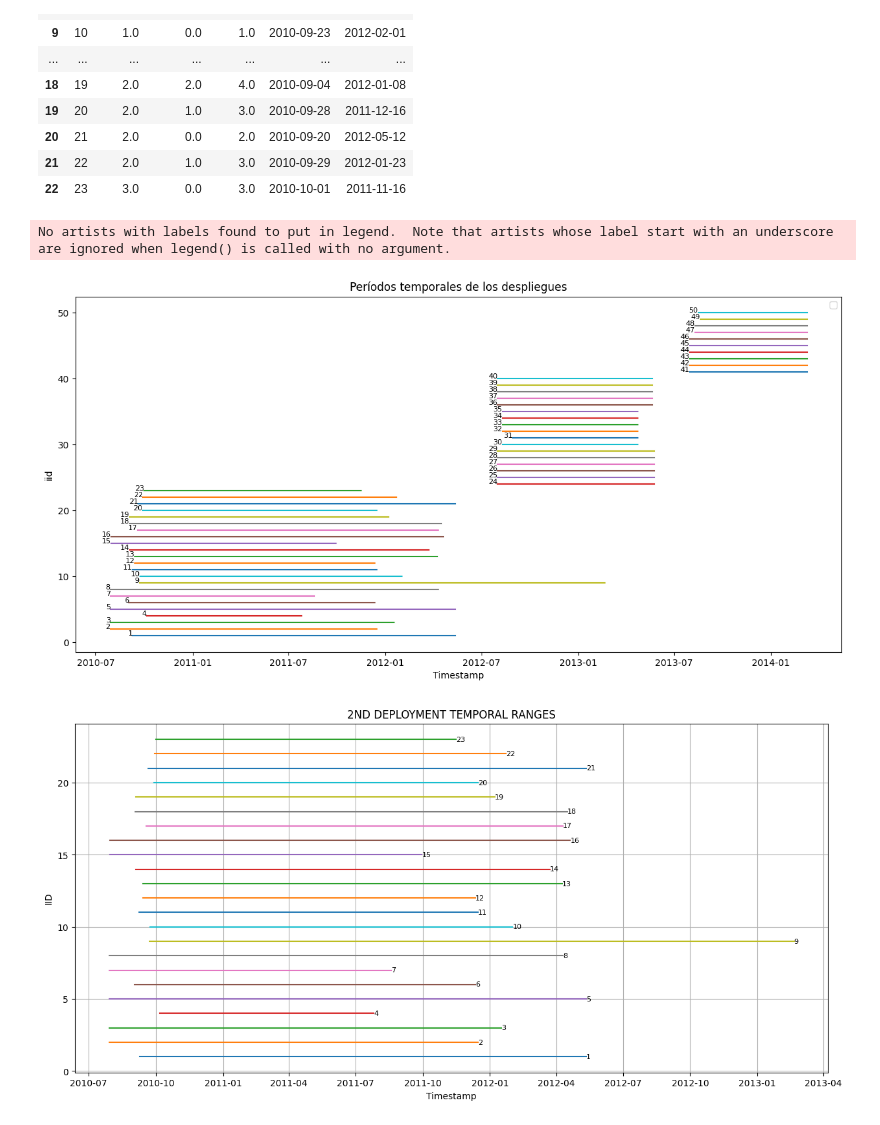
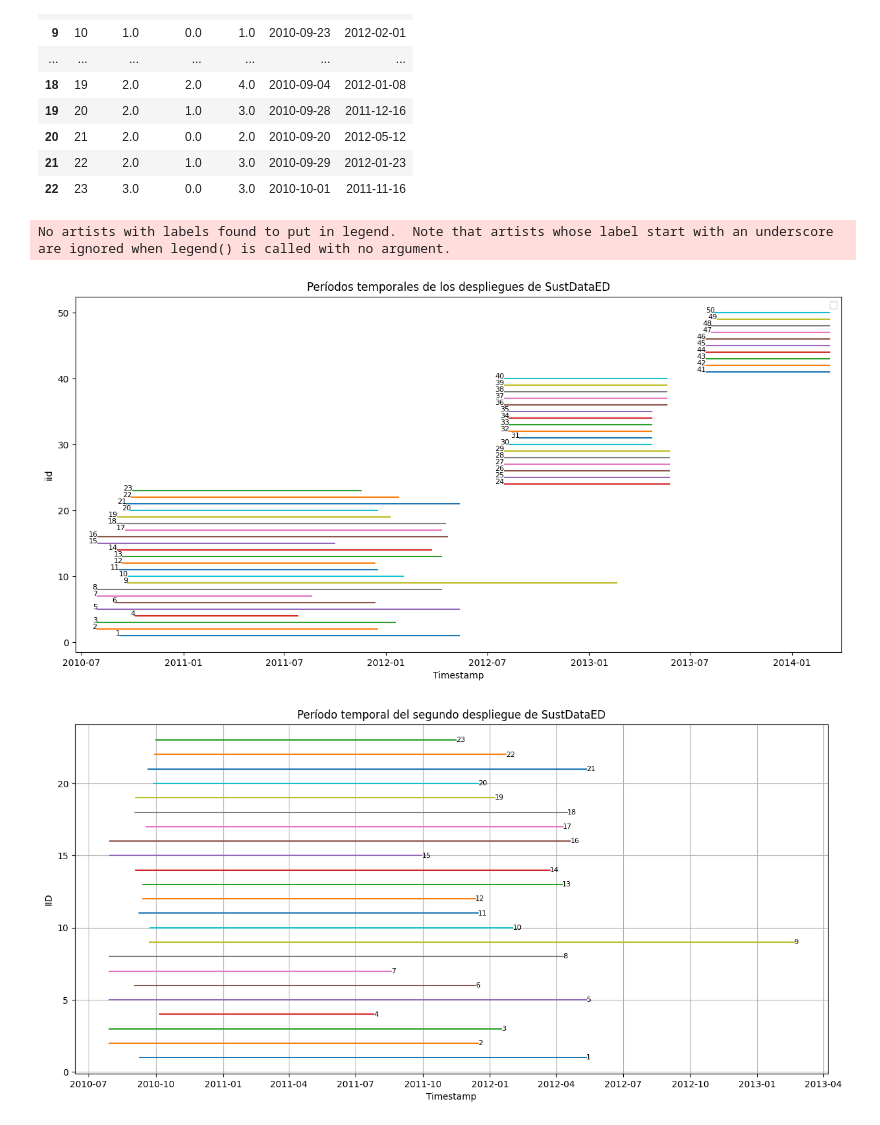
Before and after one commit to PaulaBartolomeMora/TFM, a Jupyter notebook: SustData/demographics.ipynb, the cells around one changed output. Saved outputs shown, nothing was run; the diff lists cells and outputs as text; code cells hidden in the pictures.

```diff
--- a/SustData/demographics.ipynb
+++ b/SustData/demographics.ipynb
@@ -33,19 +33,20 @@ df.head(23)
 # %%
 plt.figure(figsize=(15, 7))
 df.set_index('IID', inplace=True)
 
 for i, row in df.iterrows():
     plt.plot([row['Start'], row['End']], [i, i])
     plt.text(row['Start'], i, f'{i}', ha='right', fontsize=8)
 
 plt.xlabel('Timestamp')
 plt.ylabel('iid')
-plt.title('Períodos temporales de los despliegues')
+plt.title('Períodos temporales de los despliegues de SustDataED')
+plt.xlim(pd.Timestamp('2010-06-20'),pd.Timestamp('2014-04-01'))
 plt.legend()
 plt.show()
 # %% [output]
 No artists with labels found to put in legend.  Note that artists whose label start with an underscore are ignored when legend() is called with no argument.
-[figure, old version]
+[figure, new version]
 # %%
 plt.figure(figsize=(15, 7))
 df.set_index('IID', inplace=True)
@@ -59,8 +60,8 @@ for i, row in df_subset.iterrows():
 
 plt.xlabel('Timestamp')
 plt.ylabel('IID')
-plt.title('2ND DEPLOYMENT TEMPORAL RANGES')
+plt.title('Período temporal del segundo despliegue de SustDataED')
 plt.grid(True)
 plt.show()
 # %% [output]
-[figure, old version]
+[figure, new version]
```
Also changed, not shown: 23 other files.
